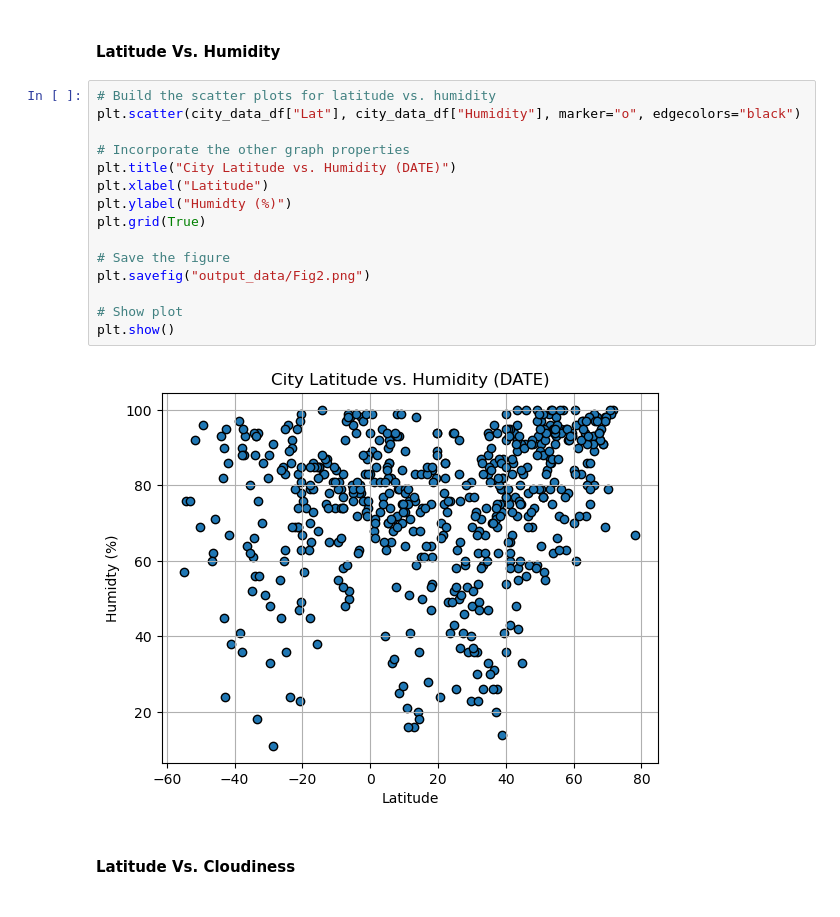
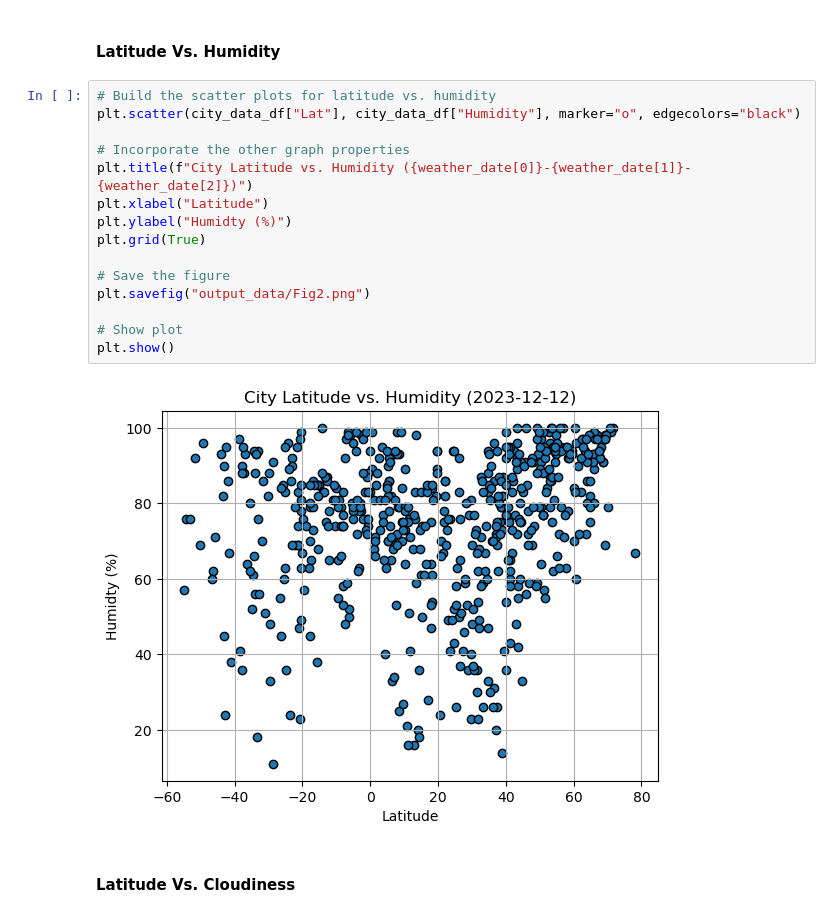
Before and after one commit to TRegan5/python-api-challenge, a Jupyter notebook: WeatherPy/WeatherPy.ipynb, the cells around one changed output. Drawn from its saved outputs; the diff is of its cells as text.

```diff
--- a/WeatherPy/WeatherPy.ipynb
+++ b/WeatherPy/WeatherPy.ipynb
@@ -218,20 +216,20 @@ plt.show()
 # %%
 # Build the scatter plots for latitude vs. humidity
 plt.scatter(city_data_df["Lat"], city_data_df["Humidity"], marker="o", edgecolors="black")
 
 # Incorporate the other graph properties
-plt.title("City Latitude vs. Humidity (DATE)")
+plt.title(f"City Latitude vs. Humidity ({weather_date[0]}-{weather_date[1]}-{weather_date[2]})")
 plt.xlabel("Latitude")
 plt.ylabel("Humidty (%)")
 plt.grid(True)
 
 # Save the figure
 plt.savefig("output_data/Fig2.png")
 
 # Show plot
 plt.show()
 # %% [output]
-[figure, old version]
+[figure, new version]
 # %% [markdown]
 #### Latitude Vs. Cloudiness
 # %%
```
Also changed, not shown: parts of 5 cells of this notebook, 4 other files.
